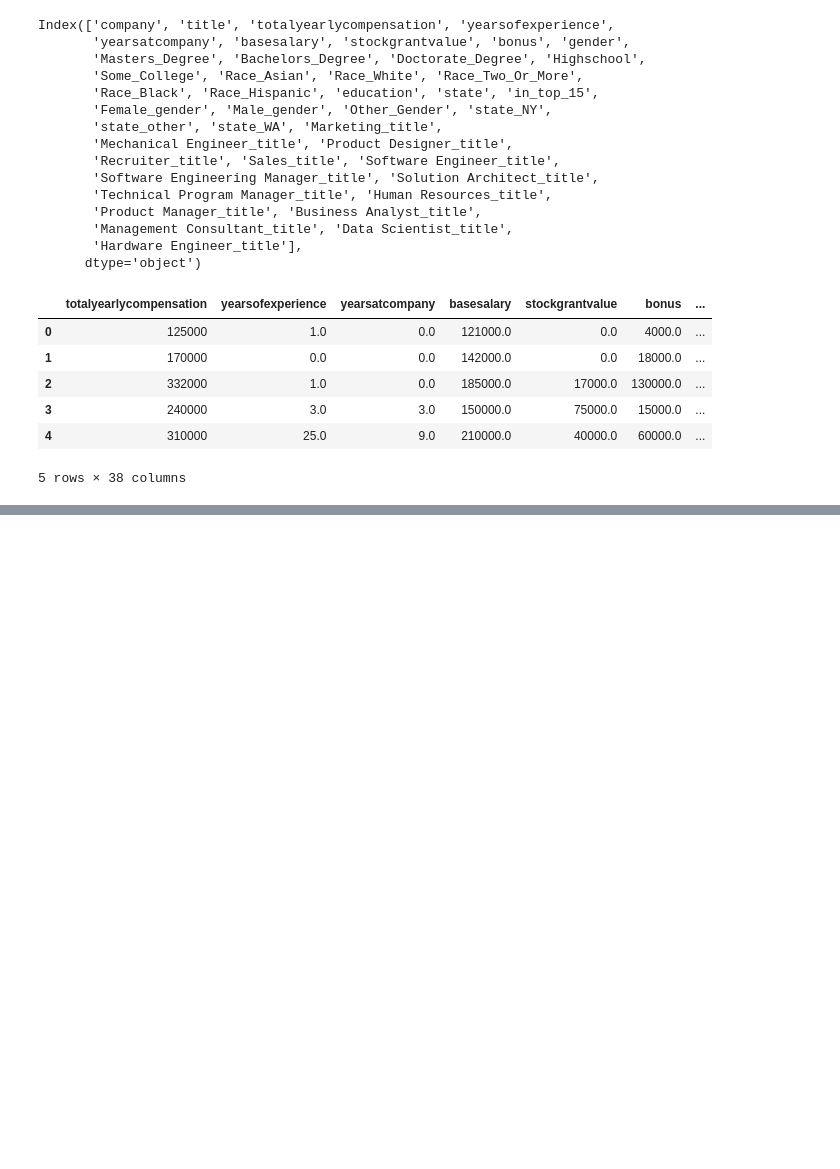
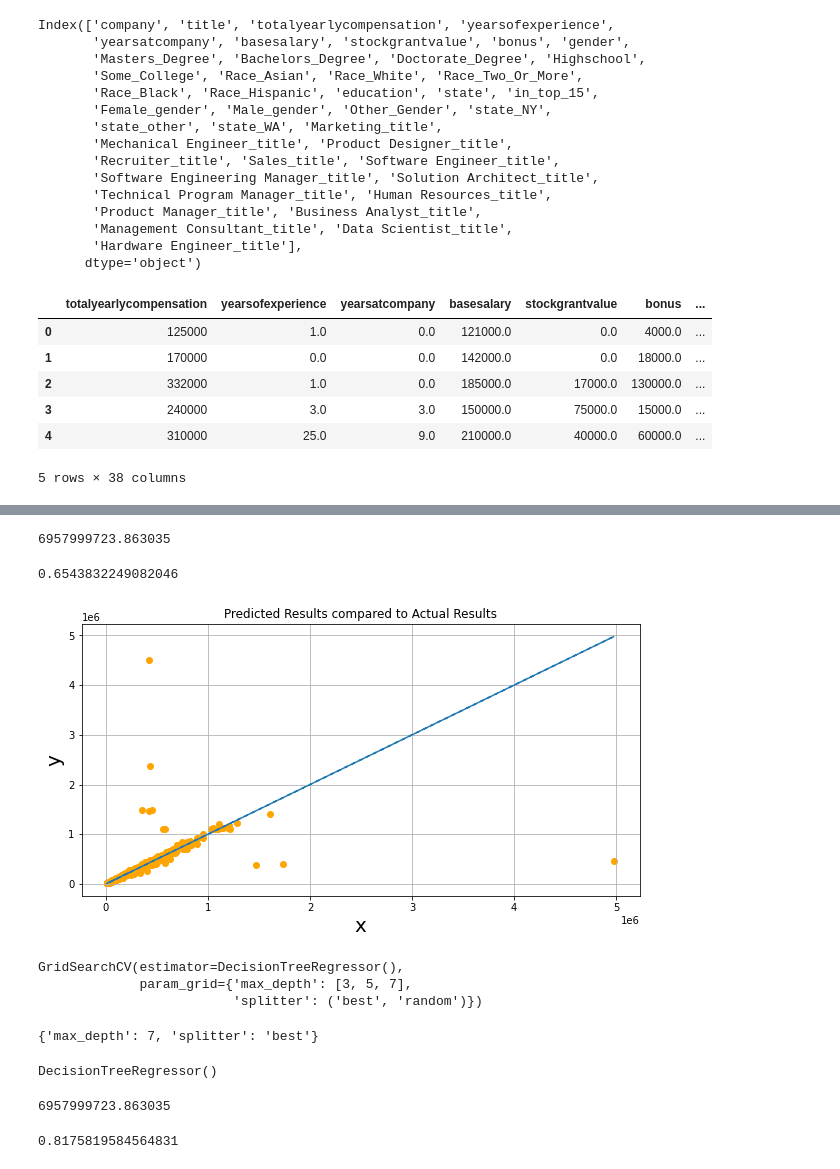
Before and after one commit to ryand0n/SC2022-BatchC-electric-pythons, a Jupyter notebook: Aadya Aradhyula/EDA.ipynb, the cells around one changed output, grey strips where cells are left out. Cells and saved outputs as stored; diff of their text form; code cells hidden in the pictures; blank space fills up the shorter version.

```diff
--- a/Aadya Aradhyula/EDA.ipynb
+++ b/Aadya Aradhyula/EDA.ipynb
@@ -574,0 +682,40 @@ df.head()
+# %%
+#Find MSE
+total_squared_error = (np.sum((y_test - y_hat)**2)) #get the sum of all the errors (error = what we want (y_test) - what we predicted (y_hat))
+mean_squared_error = total_squared_error/len(y_test) #divide this by how many rows/observations we have
+print(mean_squared_error)
+# %% [output]
+6957999723.863035
+# %%
+clf.score(x_test, y_test)
+# %% [output]
+0.6543832249082046
+# %%
+#Plot Findings
+plt.figure(figsize=(10,5))
+plt.plot(y_test, y_test, '--')
+#plt.scatter(y_test,y_test, c='green')
+plt.scatter(y_test, y_hat, c='orange')
+plt.xlabel('x', fontsize = 20)
+plt.ylabel('y', fontsize = 20)
+plt.title('Predicted Results compared to Actual Results')
+plt.grid('on')
+plt.show()
+# %% [output]
+[figure, added]
+# %%
+#Decision Trees Regression
+from sklearn import tree
+from sklearn.model_selection import GridSearchCV
+parameters = {'splitter':('best', 'random'), 'max_depth':[3, 5, 7]}
+clf = tree.DecisionTreeRegressor()
+grid = GridSearchCV(clf, parameters)
+grid.fit(x_train, y_train)
+# %% [output]
+GridSearchCV(estimator=DecisionTreeRegressor(),
+             param_grid={'max_depth': [3, 5, 7],
+                         'splitter': ('best', 'random')})
+# %%
+grid.best_params_
+# %% [output]
+{'max_depth': 7, 'splitter': 'best'}
@@ -574,0 +724,15 @@ df.head()
+# %%
+clf.fit(x_train, y_train)
+# %% [output]
+DecisionTreeRegressor()
+# %%
+#Find MSE
+total_squared_error = (np.sum((y_test - y_hat)**2)) #get the sum of all the errors (error = what we want (y_test) - what we predicted (y_hat))
+mean_squared_error = total_squared_error/len(y_test) #divide this by how many rows/observations we have
+print(mean_squared_error)
+# %% [output]
+6957999723.863035
+# %%
+clf.score(x_test, y_test)
+# %% [output]
+0.8175819584564831
```
Also changed, not shown: parts of 21 cells of this notebook, 20 other files.
